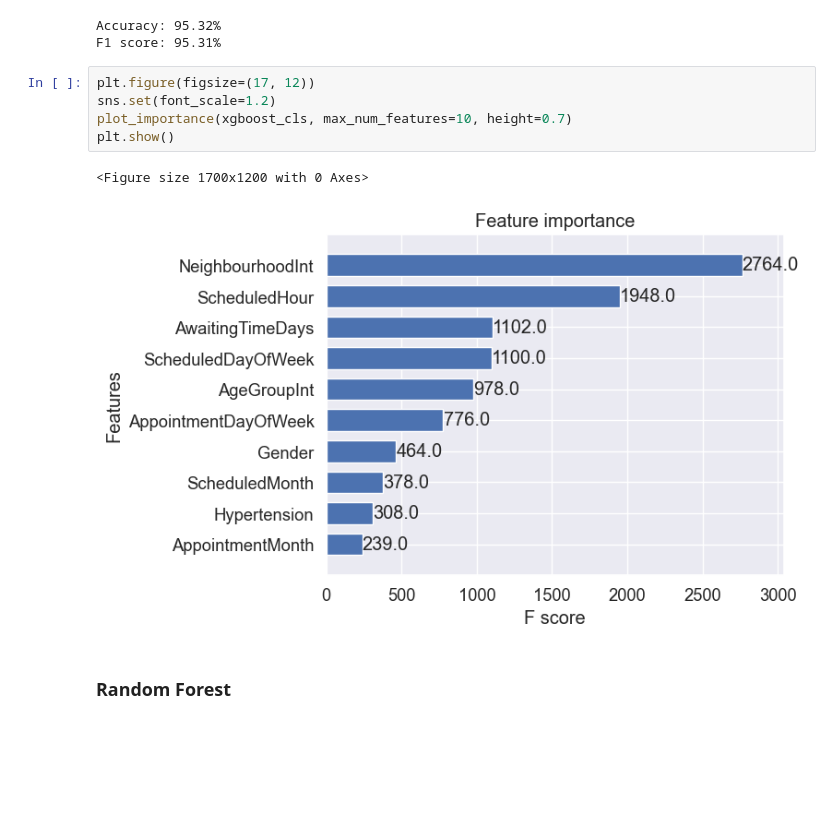
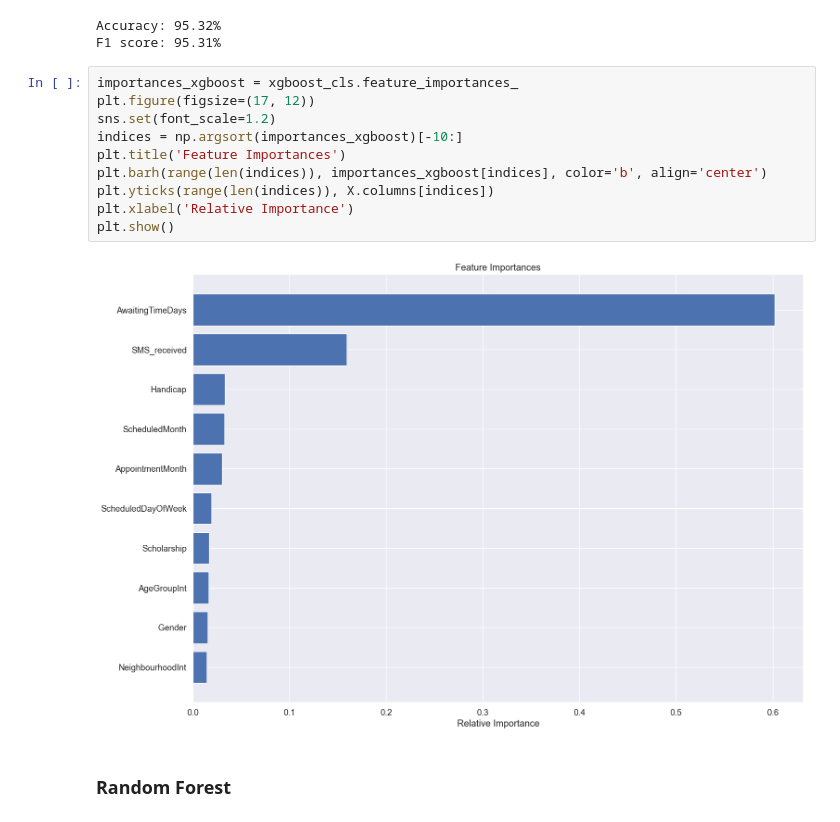
Before and after one commit to polejowska/mappshow-ml-xai, a Jupyter notebook: classifiers.ipynb, the cells around one changed output. Drawn from its saved outputs; the diff is of its cells as text; blank space fills up the shorter version.

Commit message:
add feature importances plots for classifiers

```diff
--- a/classifiers.ipynb
+++ b/classifiers.ipynb
@@ -120,14 +120,18 @@ print('F1 score: %.2f%%' % (f1 * 100.0))
 # %% [output]
 Accuracy: 95.32%
 F1 score: 95.31%
-# %%
-plt.figure(figsize=(17, 12))
-sns.set(font_scale=1.2)
-plot_importance(xgboost_cls, max_num_features=10, height=0.7)
-plt.show()
-# %% [output]
-<Figure size 1700x1200 with 0 Axes>
-[figure, removed]
+# %%
+importances_xgboost = xgboost_cls.feature_importances_
+plt.figure(figsize=(17, 12))
+sns.set(font_scale=1.2)
+indices = np.argsort(importances_xgboost)[-10:]
+plt.title('Feature Importances')
+plt.barh(range(len(indices)), importances_xgboost[indices], color='b', align='center')
+plt.yticks(range(len(indices)), X.columns[indices])
+plt.xlabel('Relative Importance')
+plt.show()
+# %% [output]
+[figure, added]
 # %% [markdown]
 ### Random Forest
 # %%
```
Also changed, not shown: parts of 4 cells of this notebook.
